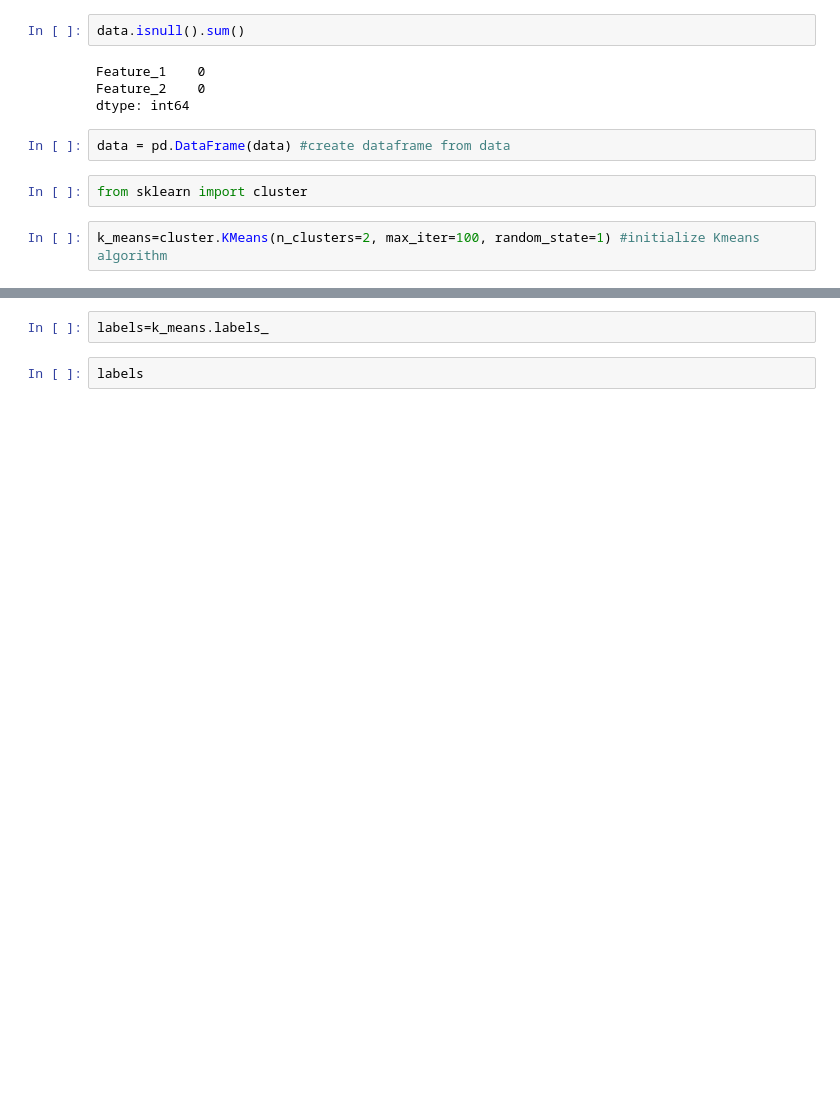
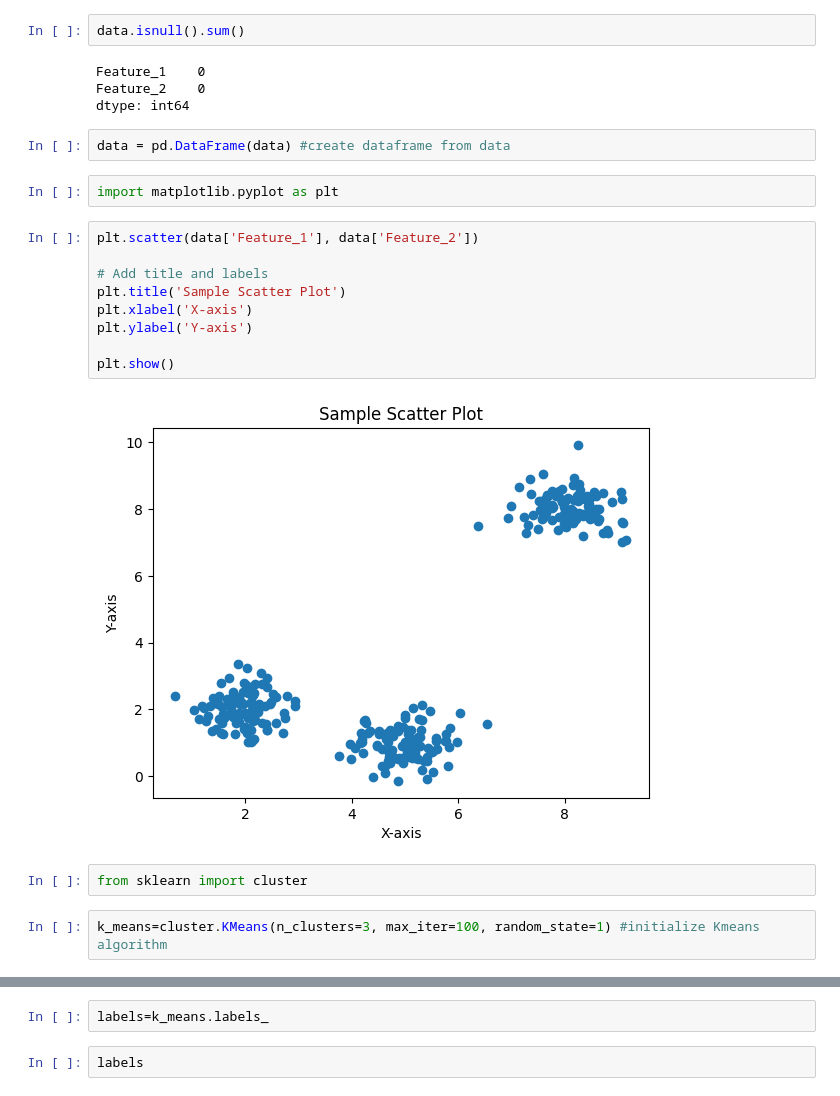
Before and after one commit to Mmmm73/K_means-02, a Jupyter notebook: Clustering_assignment.ipynb, the cells around one changed output, grey strips where cells are left out. Cells and saved outputs as stored; diff of their text form; blank space fills up the shorter version.

```diff
--- a/Clustering_assignment.ipynb
+++ b/Clustering_assignment.ipynb
@@ -25,10 +25,23 @@ Feature_2    0
 dtype: int64
 # %%
 data = pd.DataFrame(data) #create dataframe from data
+# %%
+import matplotlib.pyplot as plt
+# %%
+plt.scatter(data['Feature_1'], data['Feature_2'])
+
+# Add title and labels
+plt.title('Sample Scatter Plot')
+plt.xlabel('X-axis')
+plt.ylabel('Y-axis')
+
+plt.show()
+# %% [output]
+[figure, added]
 # %%
 from sklearn import cluster
 # %%
-k_means=cluster.KMeans(n_clusters=2, max_iter=100, random_state=1) #initialize Kmeans algorithm
+k_means=cluster.KMeans(n_clusters=3, max_iter=100, random_state=1) #initialize Kmeans algorithm
 # %%
 k_means
 # %% [output]
```
Also changed, not shown: parts of 14 cells of this notebook.
